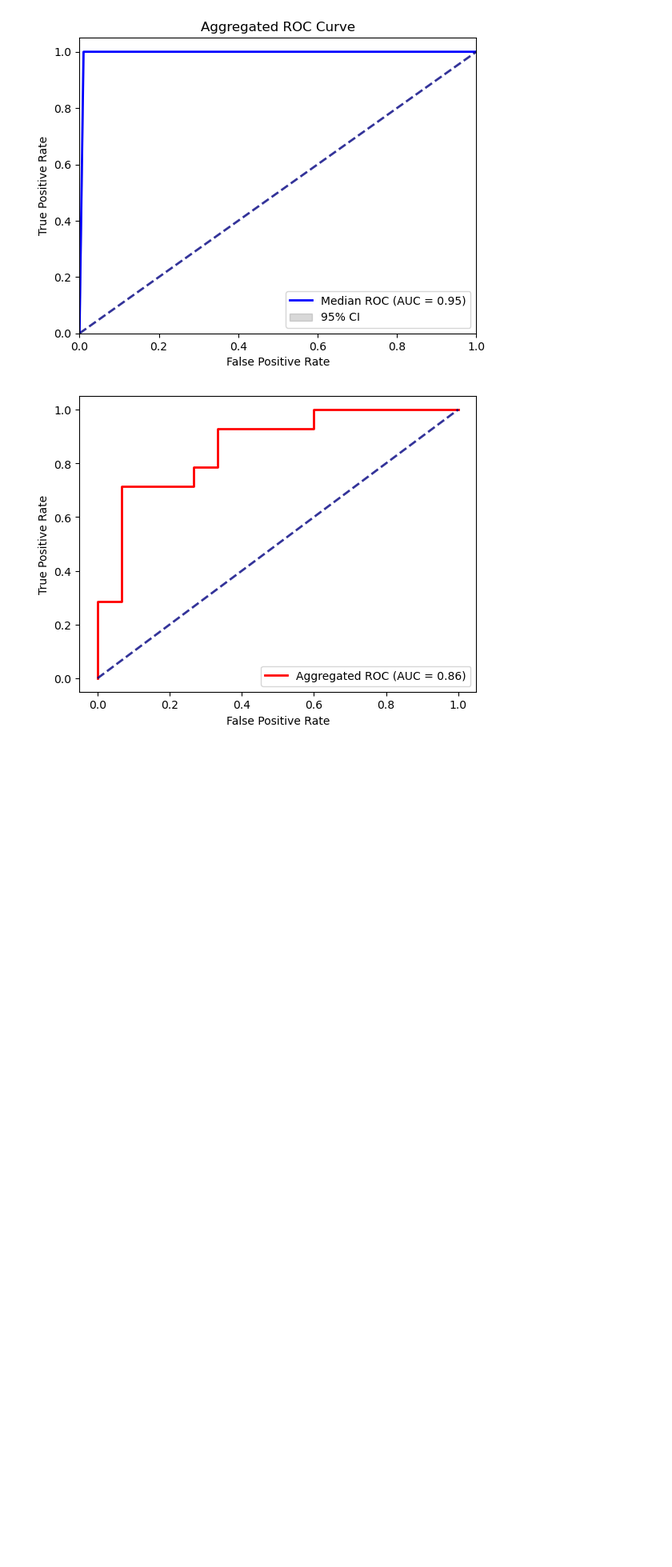
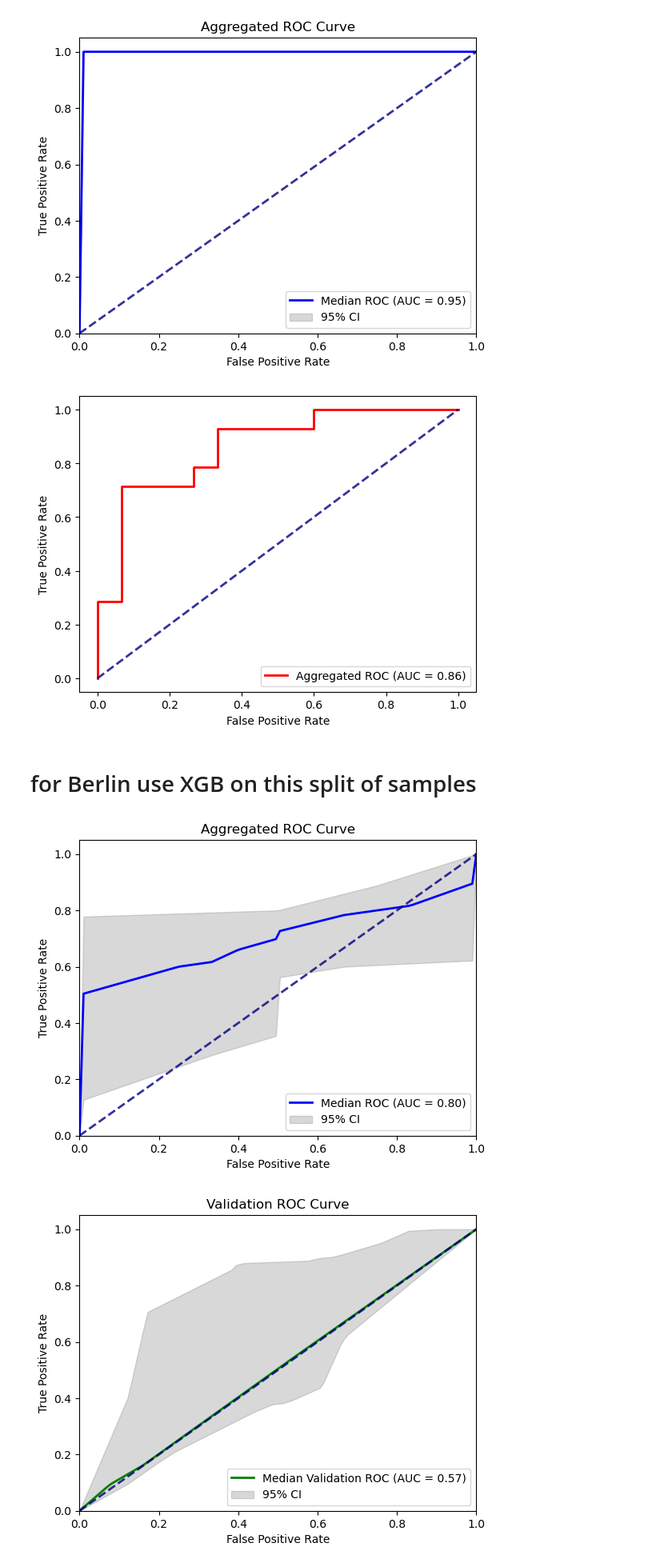
Before and after one commit to NMikolajewicz/ADAPT-MS-NM, a Jupyter notebook: notebooks/20250316_ADAPT-MS_AD_CSF_20_subset_per_cohort.ipynb, the cells around one changed output. Shown at 80% size. Cells and saved outputs as stored; diff of their text form; code cells hidden in the pictures; blank space fills up the shorter version.

```diff
--- a/notebooks/20250316_ADAPT-MS_AD_CSF_20_subset_per_cohort.ipynb
+++ b/notebooks/20250316_ADAPT-MS_AD_CSF_20_subset_per_cohort.ipynb
@@ -175,3 +175,20 @@ adaptms.plot_accumulated_roc('biochemical control', 'biochemical AD')
 # %% [output]
 [figure]
 [figure]
+# %% [markdown]
+# for Berlin use XGB on this split of samples
+# %%
+berlin_samples_test = [a for a in d_Rest_prot_shared.index if 'Deigendesch' in a]
+sweden_samples_test = [a for a in d_Rest_prot_shared.index if 'CSF1' in a]
+mag_samples_test = [a for a in d_Rest_prot_shared.index if 'Majken' in a]
+# %%
+from utils.BaselineClassifier import BaselineClassifier
+# Initialize the classifier
+baseline = BaselineClassifier(prot_shared.loc[berlin_samples], cat.loc[berlin_samples], gene_dict, between='biochemical AD classification')
+
+# Perform classification 10 times and plot the aggregated ROC curve
+baseline.classify_and_plot('biochemical control', 'biochemical AD', n_runs=10, n_estimators=50)
+baseline.validate_and_plot(d_Rest_prot_shared.loc[berlin_samples_test], cat.loc[berlin_samples_test], 'biochemical control', 'biochemical AD')
+# %% [output]
+[figure, added]
+[figure, added]
```
Also changed, not shown: parts of 6 cells of this notebook, 18 other files.
